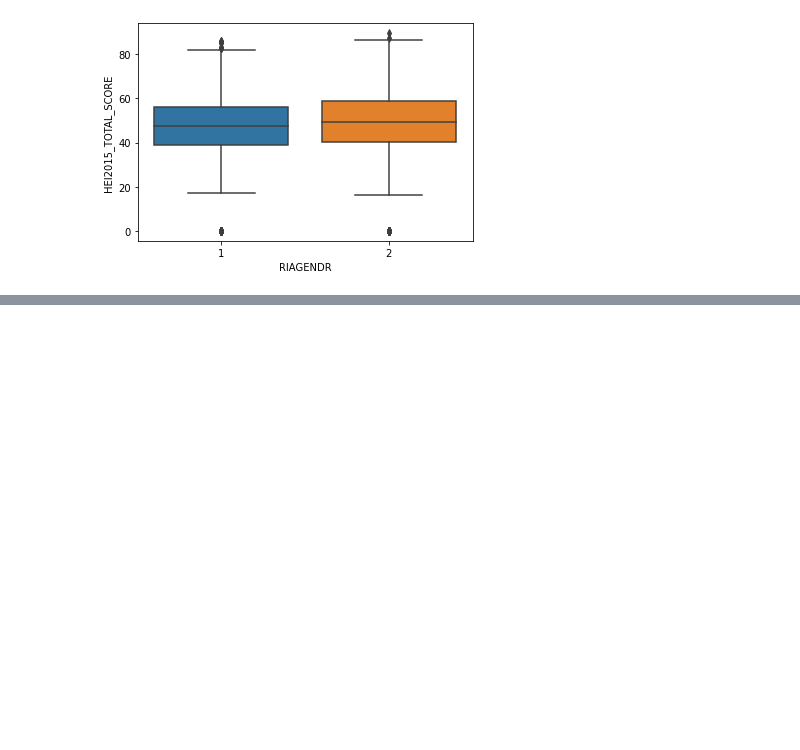
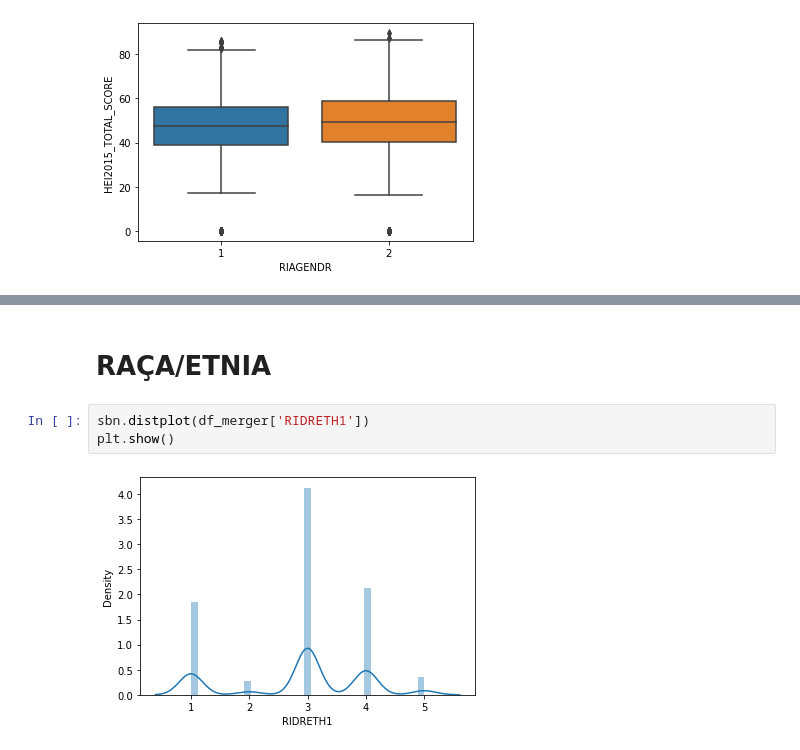
Before and after one commit to alcrepaldi/tera_inferencia, a Jupyter notebook: inferencia.ipynb, the cells around one changed output, grey strips where cells are left out. Drawn from its saved outputs; the diff is of its cells as text; blank space fills up the shorter version.

```diff
--- a/inferencia.ipynb
+++ b/inferencia.ipynb
@@ -200,0 +169,7 @@ plt.show()
+# %% [markdown]
+# **RAÇA/ETNIA**
+# %%
+sbn.distplot(df_merger['RIDRETH1'])
+plt.show()
+# %% [output]
+[figure, added]
```
Also changed, not shown: parts of 6 cells of this notebook.
